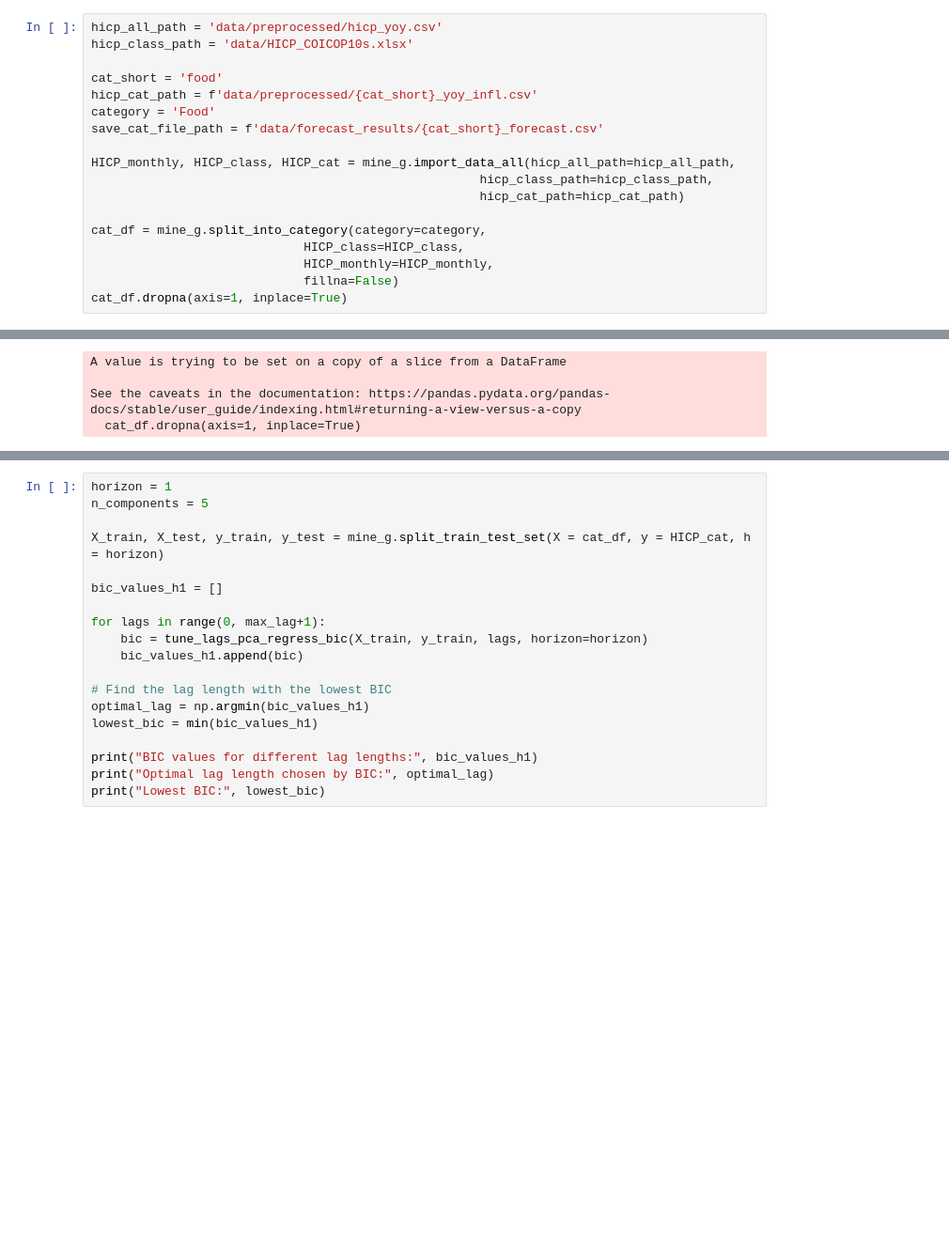
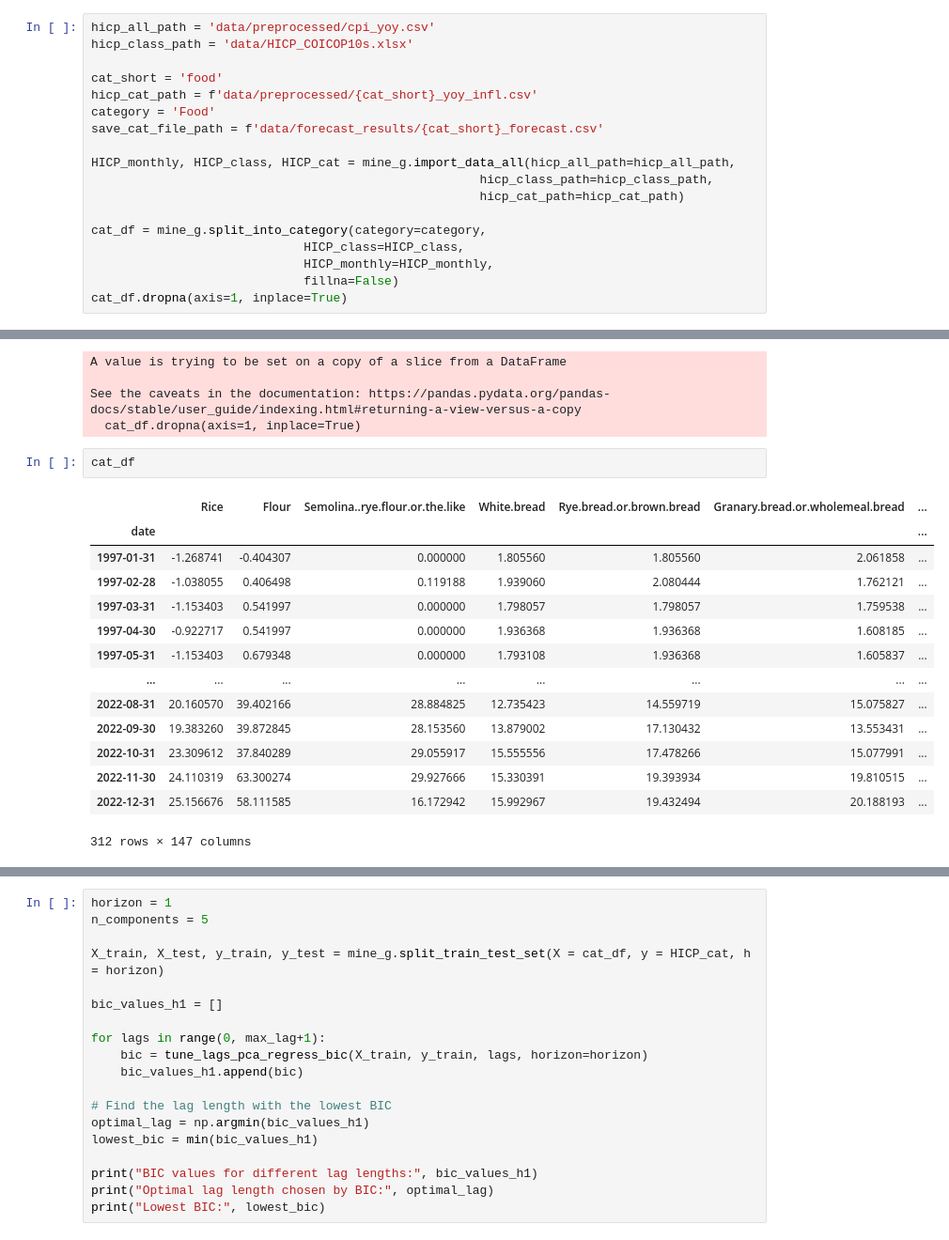
Before and after one commit to lamlam98765/thesis_code, a Jupyter notebook: main/3.1.PCR_Lags_checks.ipynb, the cells around one changed output, grey strips where cells are left out. Shown at 94% size. Cells and saved outputs as stored; diff of their text form; blank space fills up the shorter version.

```diff
--- a/main/3.1.PCR_Lags_checks.ipynb
+++ b/main/3.1.PCR_Lags_checks.ipynb
@@ -18,7 +15,7 @@ from sklearn.decomposition import PCA
 # %% [markdown]
 # Food:
 # %%
-hicp_all_path = 'data/preprocessed/hicp_yoy.csv'
+hicp_all_path = 'data/preprocessed/cpi_yoy.csv'
 hicp_class_path = 'data/HICP_COICOP10s.xlsx'
 
 cat_short = 'food'
@@ -41,6 +38,23 @@ A value is trying to be set on a copy of a slice from a DataFrame
 
 See the caveats in the documentation: https://pandas.pydata.org/pandas-docs/stable/user_guide/indexing.html#returning-a-view-versus-a-copy
   cat_df.dropna(axis=1, inplace=True)
+# %%
+cat_df
+# %% [output]
+|  | Rice | Flour | Semolina..rye.flour.or.the.like | White.bread | Rye.bread.or.brown.bread | Granary.bread.or.wholemeal.bread | ... |
+| date |  |  |  |  |  |  | ... |
+| 1997-01-31 | -1.268741 | -0.404307 | 0.000000 | 1.805560 | 1.805560 | 2.061858 | ... |
+| 1997-02-28 | -1.038055 | 0.406498 | 0.119188 | 1.939060 | 2.080444 | 1.762121 | ... |
+| 1997-03-31 | -1.153403 | 0.541997 | 0.000000 | 1.798057 | 1.798057 | 1.759538 | ... |
+| 1997-04-30 | -0.922717 | 0.541997 | 0.000000 | 1.936368 | 1.936368 | 1.608185 | ... |
+| 1997-05-31 | -1.153403 | 0.679348 | 0.000000 | 1.793108 | 1.936368 | 1.605837 | ... |
+| ... | ... | ... | ... | ... | ... | ... | ... |
+| 2022-08-31 | 20.160570 | 39.402166 | 28.884825 | 12.735423 | 14.559719 | 15.075827 | ... |
+| 2022-09-30 | 19.383260 | 39.872845 | 28.153560 | 13.879002 | 17.130432 | 13.553431 | ... |
+| 2022-10-31 | 23.309612 | 37.840289 | 29.055917 | 15.555556 | 17.478266 | 15.077991 | ... |
+| 2022-11-30 | 24.110319 | 63.300274 | 29.927666 | 15.330391 | 19.393934 | 19.810515 | ... |
+| 2022-12-31 | 25.156676 | 58.111585 | 16.172942 | 15.992967 | 19.432494 | 20.188193 | ... |
+312 rows × 147 columns
 # %%
 import statsmodels.api as sm
 
```
Also changed, not shown: parts of 7 cells of this notebook, 8 other files.
